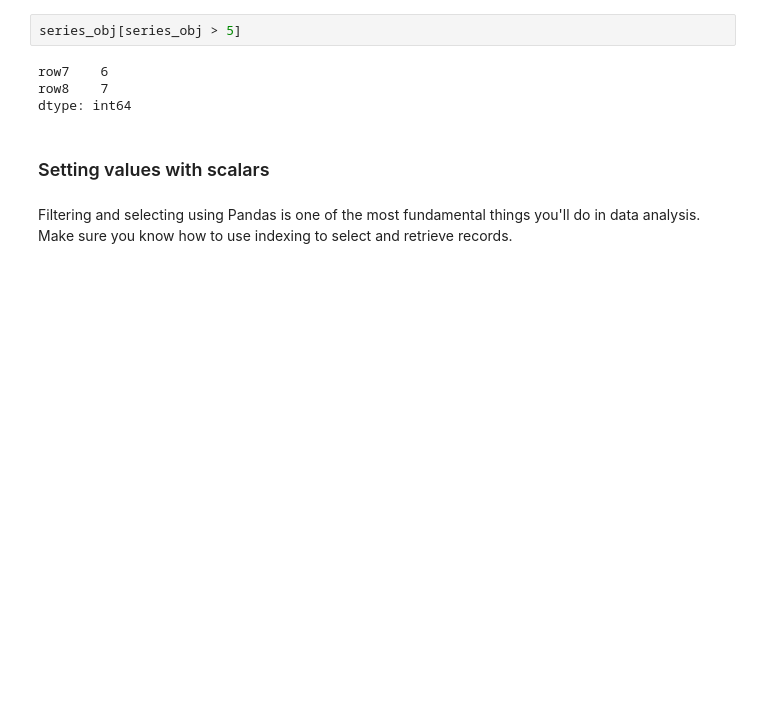
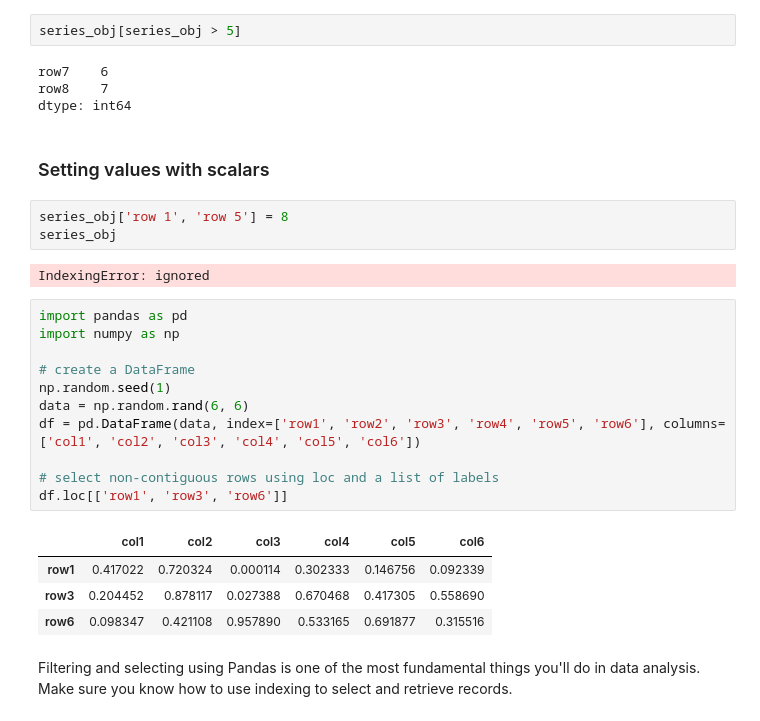
Before and after one commit to ArifAygun/Python-for-Data-Science-Essential-Training-Part-1, a Jupyter notebook: AA_linked_Python_for_DS_Ess_Train_Part_1_02_01.ipynb, the cells around one changed output. Saved outputs shown, nothing was run; the diff lists cells and outputs as text; blank space fills up the shorter version.

```diff
--- a/AA_linked_Python_for_DS_Ess_Train_Part_1_02_01.ipynb
+++ b/AA_linked_Python_for_DS_Ess_Train_Part_1_02_01.ipynb
@@ -204,5 +204,26 @@ row8    7
 dtype: int64
 # %% [markdown]
 ### Setting values with scalars
+# %%
+series_obj['row 1', 'row 5'] = 8
+series_obj
+# %% [output]
+IndexingError: ignored
+# %%
+import pandas as pd
+import numpy as np
+
+# create a DataFrame
+np.random.seed(1)
+data = np.random.rand(6, 6)
+df = pd.DataFrame(data, index=['row1', 'row2', 'row3', 'row4', 'row5', 'row6'], columns=['col1', 'col2', 'col3', 'col4', 'col5', 'col6'])
+
+# select non-contiguous rows using loc and a list of labels
+df.loc[['row1', 'row3', 'row6']]
+# %% [output]
+|  | col1 | col2 | col3 | col4 | col5 | col6 |
+| row1 | 0.417022 | 0.720324 | 0.000114 | 0.302333 | 0.146756 | 0.092339 |
+| row3 | 0.204452 | 0.878117 | 0.027388 | 0.670468 | 0.417305 | 0.558690 |
+| row6 | 0.098347 | 0.421108 | 0.957890 | 0.533165 | 0.691877 | 0.315516 |
 # %% [markdown]
 Filtering and selecting using Pandas is one of the most fundamental things you'll do in data analysis. Make sure you know how to use indexing to select and retrieve records.
```
